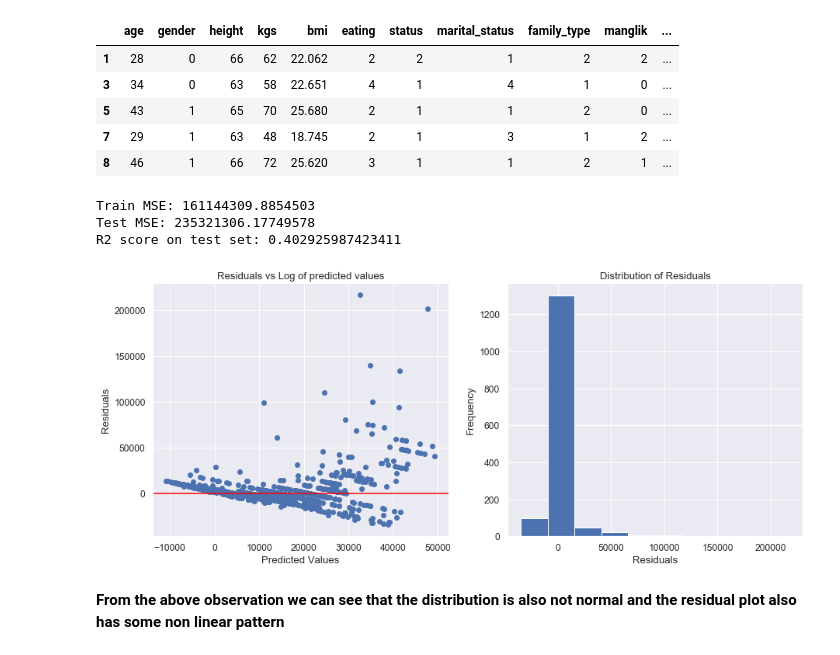
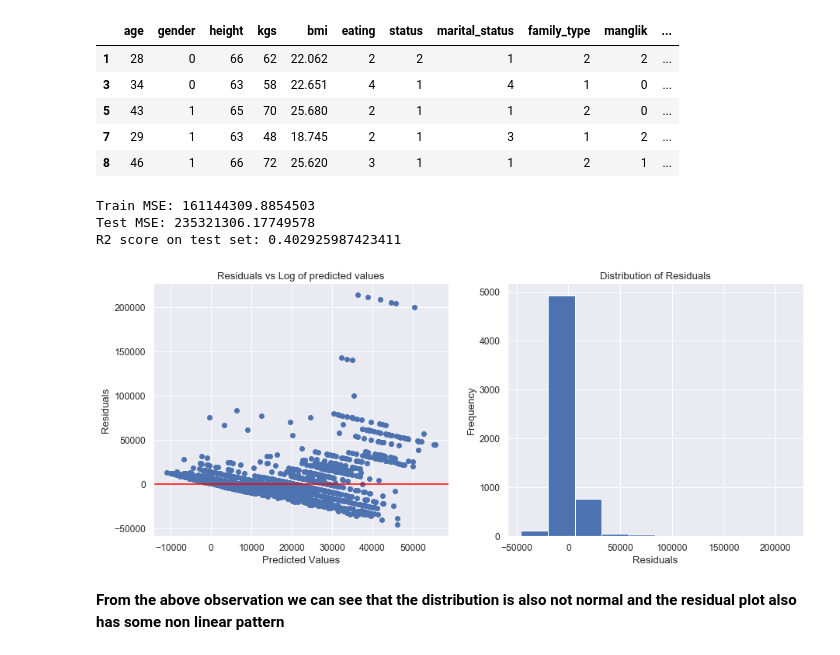
Before and after one commit to Wangsherpa/homework-1, a Jupyter notebook: ai1_c1_homework1_students.ipynb, the cells around one changed output. Cells and saved outputs as stored; diff of their text form; code cells hidden in the pictures.

```diff
--- a/ai1_c1_homework1_students.ipynb
+++ b/ai1_c1_homework1_students.ipynb
@@ -992,36 +1005,36 @@ y_test_preds = mlinreg.predict(X_test)
 
 # calculate mse on train and test set
 train_mse = mean_squared_error(y_train, y_train_preds)
 test_mse = mean_squared_error(y_test, y_test_preds)
 
 # calculate R2 score on test set
 test_R2 = r2_score(y_test, y_test_preds)
 
 # Print all the infor
 print(f"Train MSE: {train_mse}")
 print(f"Test MSE: {test_mse}")
 print(f"R2 score on test set: {test_R2}")
 
 # calculate residuals
-mlin_residuals = y_test - y_test_preds
+mlin_residuals = y_train - y_train_preds
 
 # Plot
 fig, ax = plt.subplots(1, 2, figsize=(15, 6))
-ax[0].scatter(y_test_preds, mlin_residuals)
+ax[0].scatter(y_train_preds, mlin_residuals)
 ax[0].set_title('Residuals vs Log of predicted values')
 ax[0].axhline(0, color='red')
 ax[0].set_xlabel('Predicted Values')
 ax[0].set_ylabel('Residuals')
 ax[1].hist(mlin_residuals)
 ax[1].set_xlabel('Residuals')
 ax[1].set_ylabel('Frequency')
 ax[1].set_title('Distribution of Residuals')
 plt.show()
 # %% [output]
 Train MSE: 161144309.8854503
 Test MSE: 235321306.17749578
 R2 score on test set: 0.402925987423411
-[figure, old version]
+[figure, new version]
 # %% [markdown]
 **From the above observation we can see that the distribution is also not normal and the residual plot also has some non linear pattern**
 # %% [markdown]
```
Also changed, not shown: parts of 23 cells of this notebook.
